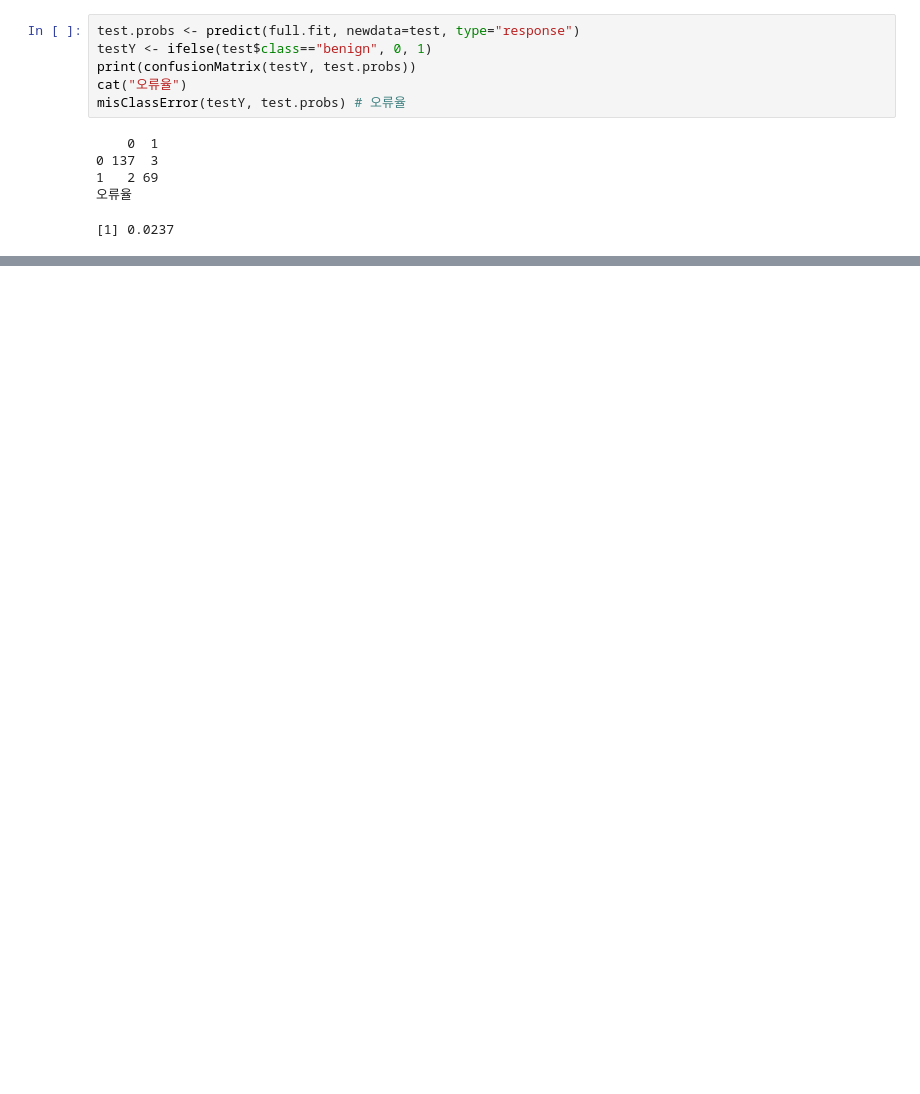
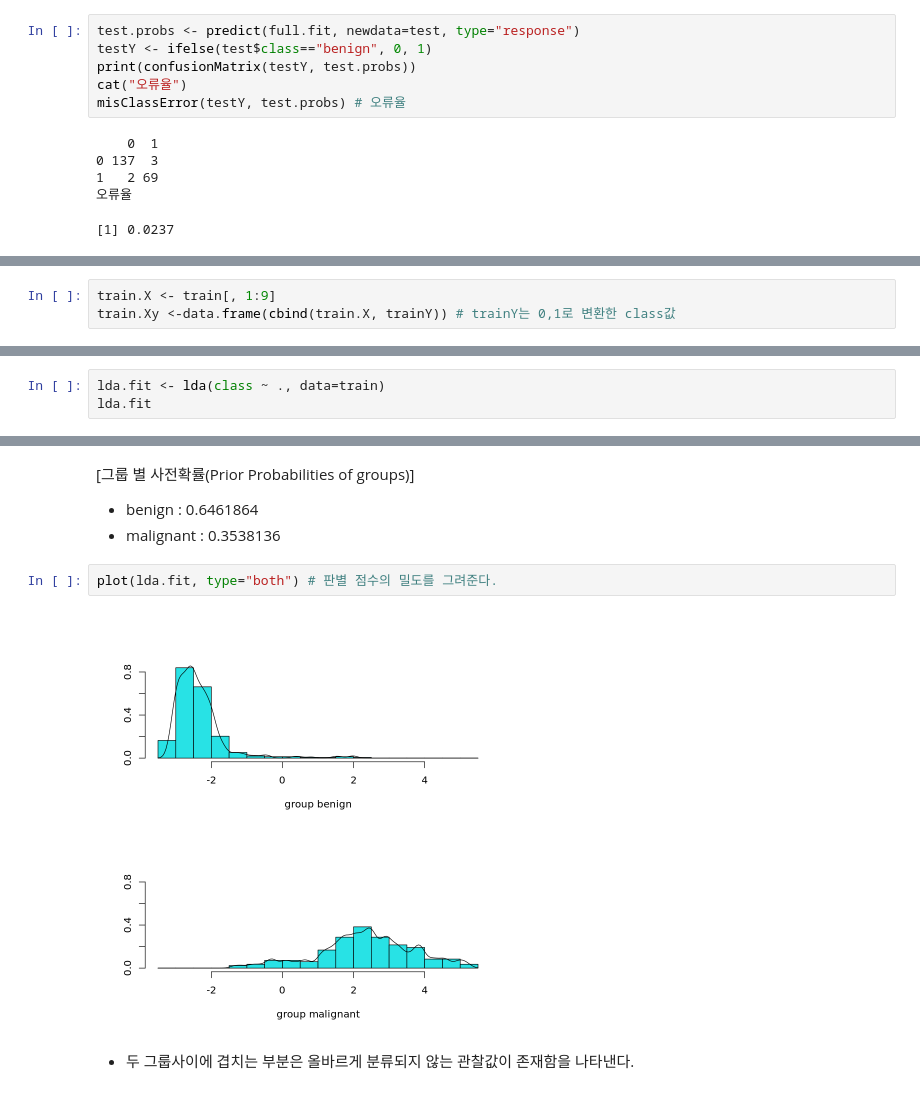
Before and after one commit to zzkl27/DataMining, a Jupyter notebook: R/Basic/선형회귀분석.ipynb, the cells around one changed output, grey strips where cells are left out. Cells and saved outputs as stored; diff of their text form; blank space fills up the shorter version.

```diff
--- a/R/Basic/선형회귀분석.ipynb
+++ b/R/Basic/선형회귀분석.ipynb
@@ -876,0 +891,3 @@ misClassError(testY, test.probs) # 오류율
+# %%
+train.X <- train[, 1:9]
+train.Xy <-data.frame(cbind(train.X, trainY)) # trainY는 0,1로 변환한 class값
@@ -876,0 +1046,3 @@ misClassError(testY, test.probs) # 오류율
+# %%
+lda.fit <- lda(class ~ ., data=train)
+lda.fit
@@ -876,0 +1067,10 @@ misClassError(testY, test.probs) # 오류율
+# %% [markdown]
+[그룹 별 사전확률(Prior Probabilities of groups)]
+-  benign : 0.6461864
+-  malignant : 0.3538136
+# %%
+plot(lda.fit, type="both") # 판별 점수의 밀도를 그려준다.
+# %% [output]
+[figure, added]
+# %% [markdown]
+- 두 그룹사이에 겹치는 부분은 올바르게 분류되지 않는 관찰값이 존재함을 나타낸다.
```
Also changed, not shown: parts of 35 cells of this notebook.
